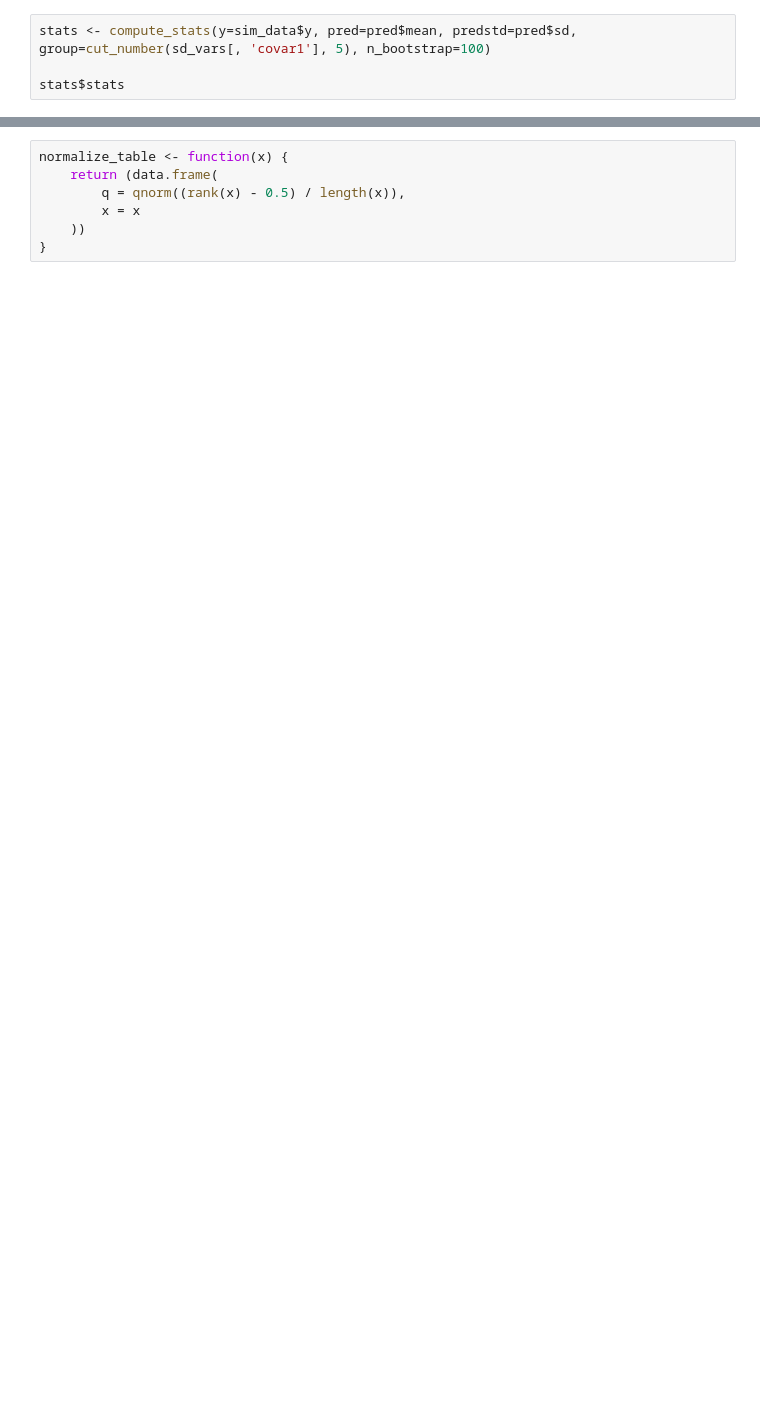
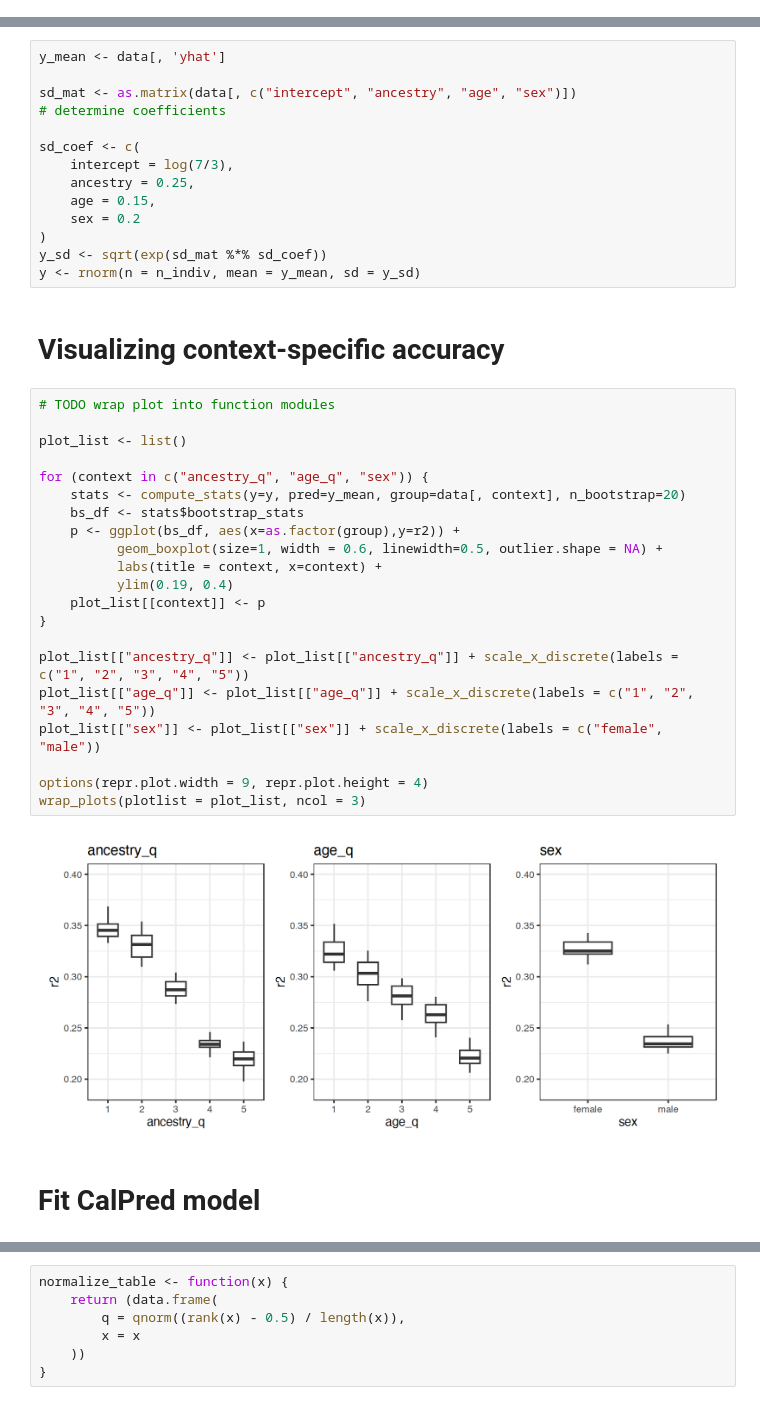
Before and after one commit to KangchengHou/calpred, a Jupyter notebook: example.ipynb, the cells around one changed output, grey strips where cells are left out. Drawn from its saved outputs; the diff is of its cells as text; blank space fills up the shorter version.

```diff
--- a/example.ipynb
+++ b/example.ipynb
@@ -56,4 +36,0 @@ abline(coef = c(0,1))
-# %%
-stats <- compute_stats(y=sim_data$y, pred=pred$mean, predstd=pred$sd, group=cut_number(sd_vars[, 'covar1'], 5), n_bootstrap=100)
-
-stats$stats
@@ -80,0 +53,41 @@ Warning message:
+# %%
+y_mean <- data[, 'yhat']
+
+sd_mat <- as.matrix(data[, c("intercept", "ancestry", "age", "sex")])
+# determine coefficients
+
+sd_coef <- c(
+    intercept = log(7/3),
+    ancestry = 0.25,
+    age = 0.15,
+    sex = 0.2
+)
+y_sd <- sqrt(exp(sd_mat %*% sd_coef))
+y <- rnorm(n = n_indiv, mean = y_mean, sd = y_sd)
+# %% [markdown]
+# Visualizing context-specific accuracy
+# %%
+# TODO wrap plot into function modules
+
+plot_list <- list()
+
+for (context in c("ancestry_q", "age_q", "sex")) {
+    stats <- compute_stats(y=y, pred=y_mean, group=data[, context], n_bootstrap=20)
+    bs_df <- stats$bootstrap_stats
+    p <- ggplot(bs_df, aes(x=as.factor(group),y=r2)) +
+          geom_boxplot(size=1, width = 0.6, linewidth=0.5, outlier.shape = NA) +
+          labs(title = context, x=context) +
+          ylim(0.19, 0.4)
+    plot_list[[context]] <- p
+}
+
+plot_list[["ancestry_q"]] <- plot_list[["ancestry_q"]] + scale_x_discrete(labels = c("1", "2", "3", "4", "5"))
+plot_list[["age_q"]] <- plot_list[["age_q"]] + scale_x_discrete(labels = c("1", "2", "3", "4", "5"))
+plot_list[["sex"]] <- plot_list[["sex"]] + scale_x_discrete(labels = c("female", "male"))
+
+options(repr.plot.width = 9, repr.plot.height = 4)
+wrap_plots(plotlist = plot_list, ncol = 3)
+# %% [output]
+[figure, added]
+# %% [markdown]
+# Fit CalPred model
```
Also changed, not shown: parts of 22 cells of this notebook, 2 other files.
